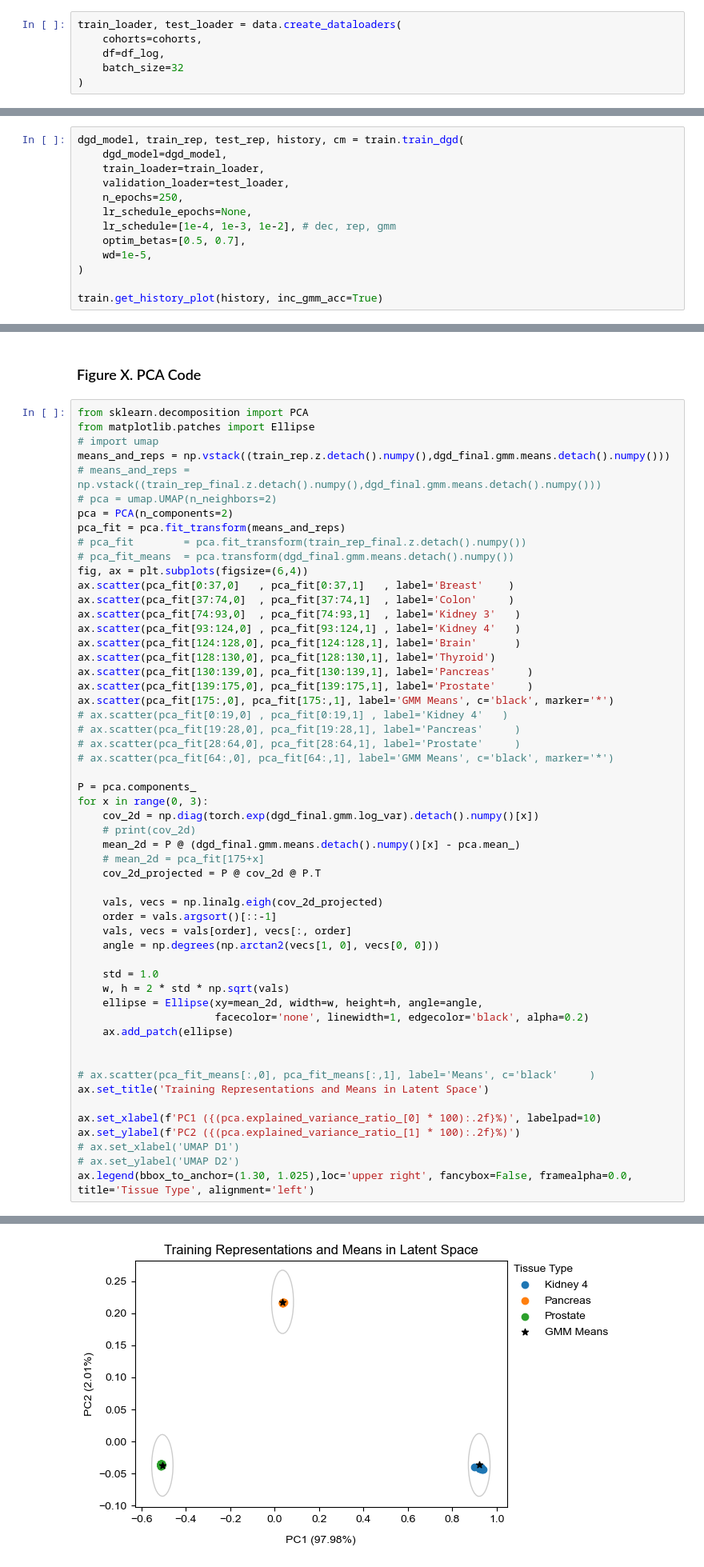
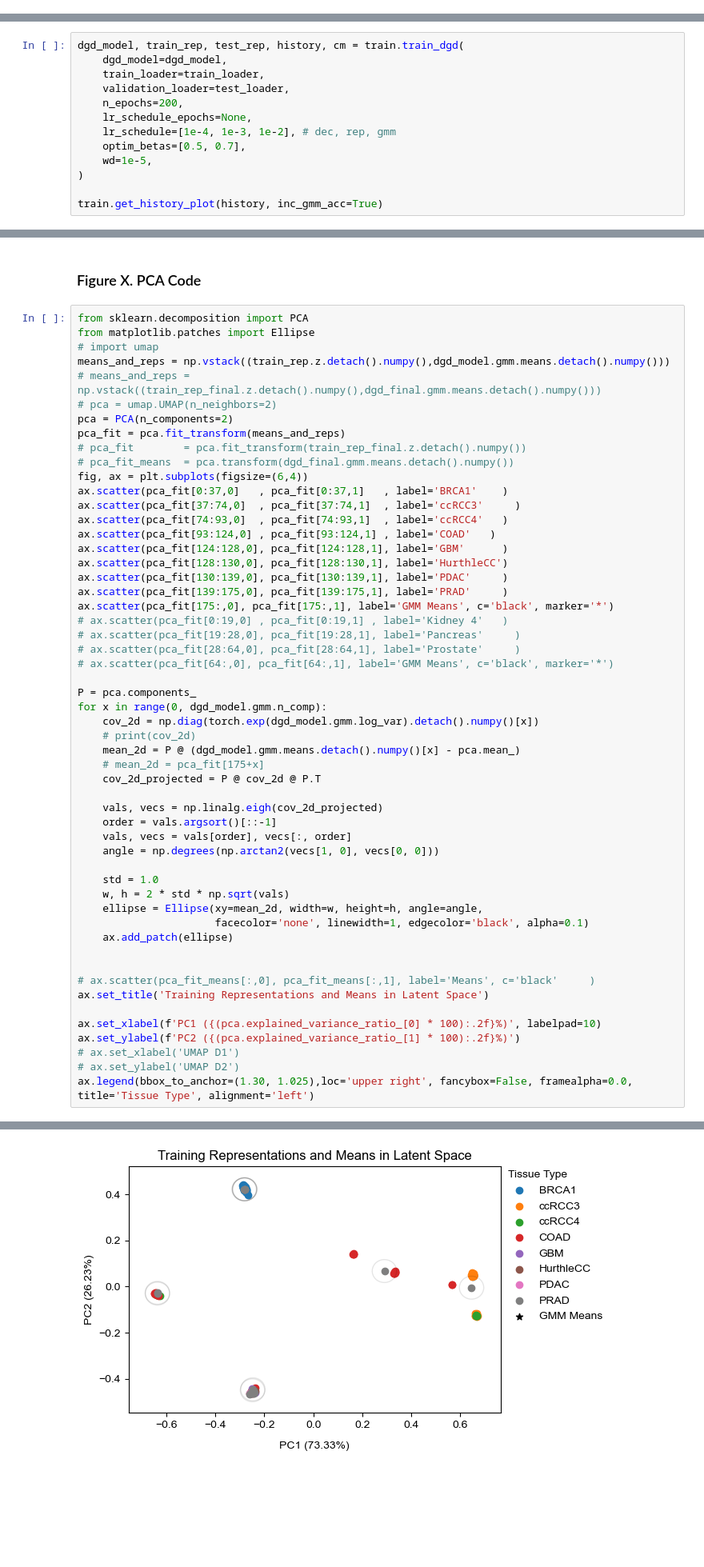
Before and after one commit to alfonsomiguelcruz/metabodgd, a Jupyter notebook: 02 - Training.ipynb, the cells around one changed output, grey strips where cells are left out. Shown: that part at 80% size. Drawn from its saved outputs; the diff is of its cells as text; blank space fills up the shorter version.

```diff
--- a/02 - Training.ipynb
+++ b/02 - Training.ipynb
@@ -70,6 +44,0 @@ test_lbls  = []
-# %%
-train_loader, test_loader = data.create_dataloaders(
-    cohorts=cohorts,
-    df=df_log,
-    batch_size=32
-)
@@ -91,7 +133,7 @@ dgd_model, train_rep, test_rep, history, cm = train.train_dgd(
     dgd_model=dgd_model,
     train_loader=train_loader,
     validation_loader=test_loader,
-    n_epochs=250,
+    n_epochs=200,
     lr_schedule_epochs=None,
     lr_schedule=[1e-4, 1e-3, 1e-2], # dec, rep, gmm
     optim_betas=[0.5, 0.7],
@@ -236,7 +271,7 @@ plt.tight_layout()
 from sklearn.decomposition import PCA
 from matplotlib.patches import Ellipse
 # import umap
-means_and_reps = np.vstack((train_rep.z.detach().numpy(),dgd_final.gmm.means.detach().numpy()))
+means_and_reps = np.vstack((train_rep.z.detach().numpy(),dgd_model.gmm.means.detach().numpy()))
 # means_and_reps = np.vstack((train_rep_final.z.detach().numpy(),dgd_final.gmm.means.detach().numpy()))
 # pca = umap.UMAP(n_neighbors=2)
 pca = PCA(n_components=2)
@@ -244,48 +279,48 @@ pca_fit = pca.fit_transform(means_and_reps)
 # pca_fit        = pca.fit_transform(train_rep_final.z.detach().numpy())
 # pca_fit_means  = pca.transform(dgd_final.gmm.means.detach().numpy())
 fig, ax = plt.subplots(figsize=(6,4))
-ax.scatter(pca_fit[0:37,0]   , pca_fit[0:37,1]   , label='Breast'    )
-ax.scatter(pca_fit[37:74,0]  , pca_fit[37:74,1]  , label='Colon'     )
-ax.scatter(pca_fit[74:93,0]  , pca_fit[74:93,1]  , label='Kidney 3'   )
-ax.scatter(pca_fit[93:124,0] , pca_fit[93:124,1] , label='Kidney 4'   )
-ax.scatter(pca_fit[124:128,0], pca_fit[124:128,1], label='Brain'      )
-ax.scatter(pca_fit[128:130,0], pca_fit[128:130,1], label='Thyroid')
-ax.scatter(pca_fit[130:139,0], pca_fit[130:139,1], label='Pancreas'     )
-ax.scatter(pca_fit[139:175,0], pca_fit[139:175,1], label='Prostate'     )
+ax.scatter(pca_fit[0:37,0]   , pca_fit[0:37,1]   , label='BRCA1'    )
+ax.scatter(pca_fit[37:74,0]  , pca_fit[37:74,1]  , label='ccRCC3'     )
+ax.scatter(pca_fit[74:93,0]  , pca_fit[74:93,1]  , label='ccRCC4'   )
+ax.scatter(pca_fit[93:124,0] , pca_fit[93:124,1] , label='COAD'   )
+ax.scatter(pca_fit[124:128,0], pca_fit[124:128,1], label='GBM'      )
+ax.scatter(pca_fit[128:130,0], pca_fit[128:130,1], label='HurthleCC')
+ax.scatter(pca_fit[130:139,0], pca_fit[130:139,1], label='PDAC'     )
+ax.scatter(pca_fit[139:175,0], pca_fit[139:175,1], label='PRAD'     )
 ax.scatter(pca_fit[175:,0], pca_fit[175:,1], label='GMM Means', c='black', marker='*')
 # ax.scatter(pca_fit[0:19,0] , pca_fit[0:19,1] , label='Kidney 4'   )
 # ax.scatter(pca_fit[19:28,0], pca_fit[19:28,1], label='Pancreas'     )
 # ax.scatter(pca_fit[28:64,0], pca_fit[28:64,1], label='Prostate'     )
 # ax.scatter(pca_fit[64:,0], pca_fit[64:,1], label='GMM Means', c='black', marker='*')
 
 P = pca.components_
-for x in range(0, 3):
-    cov_2d = np.diag(torch.exp(dgd_final.gmm.log_var).detach().numpy()[x])
+for x in range(0, dgd_model.gmm.n_comp):
+    cov_2d = np.diag(torch.exp(dgd_model.gmm.log_var).detach().numpy()[x])
     # print(cov_2d)
-    mean_2d = P @ (dgd_final.gmm.means.detach().numpy()[x] - pca.mean_)
+    mean_2d = P @ (dgd_model.gmm.means.detach().numpy()[x] - pca.mean_)
     # mean_2d = pca_fit[175+x]
     cov_2d_projected = P @ cov_2d @ P.T
 
     vals, vecs = np.linalg.eigh(cov_2d_projected)
     order = vals.argsort()[::-1]
     vals, vecs = vals[order], vecs[:, order]
     angle = np.degrees(np.arctan2(vecs[1, 0], vecs[0, 0]))
 
     std = 1.0
     w, h = 2 * std * np.sqrt(vals)
     ellipse = Ellipse(xy=mean_2d, width=w, height=h, angle=angle,
-                      facecolor='none', linewidth=1, edgecolor='black', alpha=0.2)
+                      facecolor='none', linewidth=1, edgecolor='black', alpha=0.1)
     ax.add_patch(ellipse)
 
 
 # ax.scatter(pca_fit_means[:,0], pca_fit_means[:,1], label='Means', c='black'     )
 ax.set_title('Training Representations and Means in Latent Space')
 
 ax.set_xlabel(f'PC1 ({(pca.explained_variance_ratio_[0] * 100):.2f}%)', labelpad=10)
 ax.set_ylabel(f'PC2 ({(pca.explained_variance_ratio_[1] * 100):.2f}%)')
 # ax.set_xlabel('UMAP D1')
 # ax.set_ylabel('UMAP D2')
 ax.legend(bbox_to_anchor=(1.30, 1.025),loc='upper right', fancybox=False, framealpha=0.0, title='Tissue Type', alignment='left')
 # %% [output]
 <matplotlib.legend.Legend at 0x...>
-[figure, old version]
+[figure, new version]
```
Also changed, not shown: parts of 19 cells of this notebook, 5 other files.
